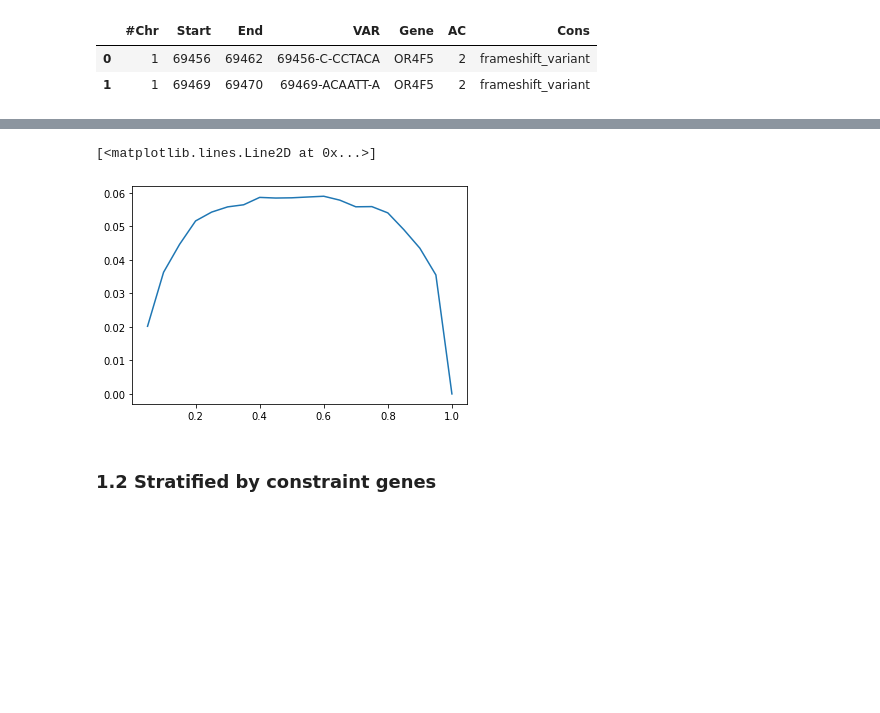
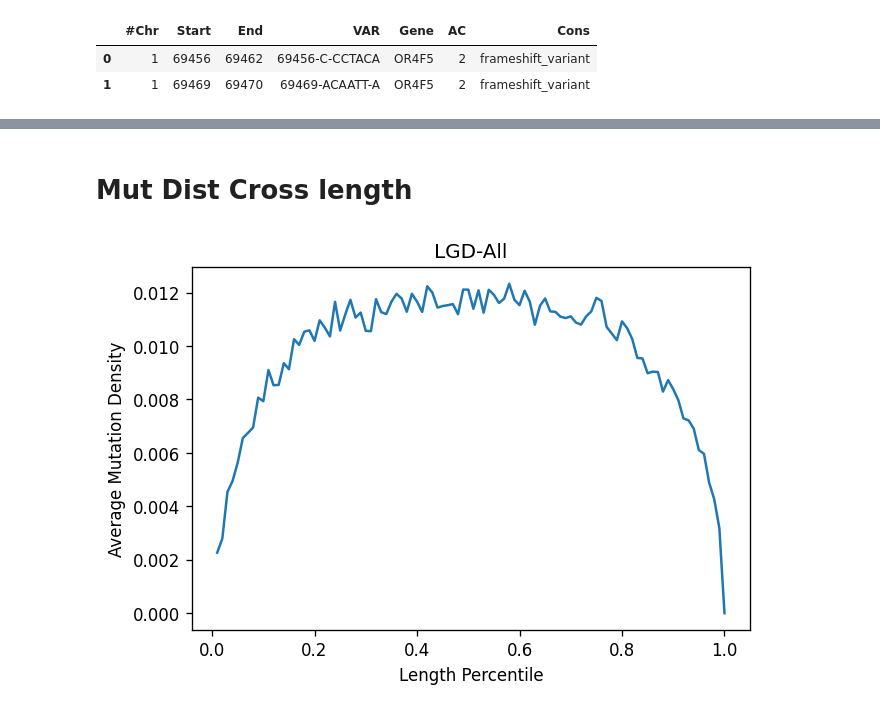
Before and after one commit to explorerwjy/GDS, a Jupyter notebook: src/MutDistribute_LGD.ipynb, the cells around one changed output, grey strips where cells are left out. Saved outputs shown, nothing was run; the diff lists cells and outputs as text; code cells hidden in the pictures; blank space fills up the shorter version.

```diff
--- a/src/MutDistribute_LGD.ipynb
+++ b/src/MutDistribute_LGD.ipynb
@@ -40,19 +65,29 @@ for i in range(len(Genes)):
+# %% [markdown]
+# Mut Dist Cross length
 # %%
-step = 0.05
+step = 0.01
 l = np.arange(0, 1, step) + step
 density_mat = []
+density_mat_cons = []
+density_mat_uncons = []
 for i, (k, v) in enumerate(Dat.items()):
     pos, den = v.Percentile()
     res = Percentile(pos, den, l)
     density_mat.append(res)
-    #if i >= 10:
-    #    break
+    if k in cons_genes:
+        density_mat_cons.append(res)
+    else:
+        density_mat_uncons.append(res)
 density_mat = np.array(density_mat)
+density_mat_cons = np.array(density_mat_cons)
+density_mat_uncons = np.array(density_mat_uncons)
 # %%
 avg_den = np.mean(density_mat, axis=0)
+plt.figure(dpi=120)
 plt.plot(l, avg_den)
+plt.title("LGD-All")
+plt.xlabel("Length Percentile")
+plt.ylabel("Average Mutation Density")
+plt.show()
 # %% [output]
-[<matplotlib.lines.Line2D at 0x...>]
-[figure, old version]
+[figure, new version]
-# %% [markdown]
-### 1.2 Stratified by constraint genes
```
Also changed, not shown: parts of 16 cells of this notebook, 3 other files.
